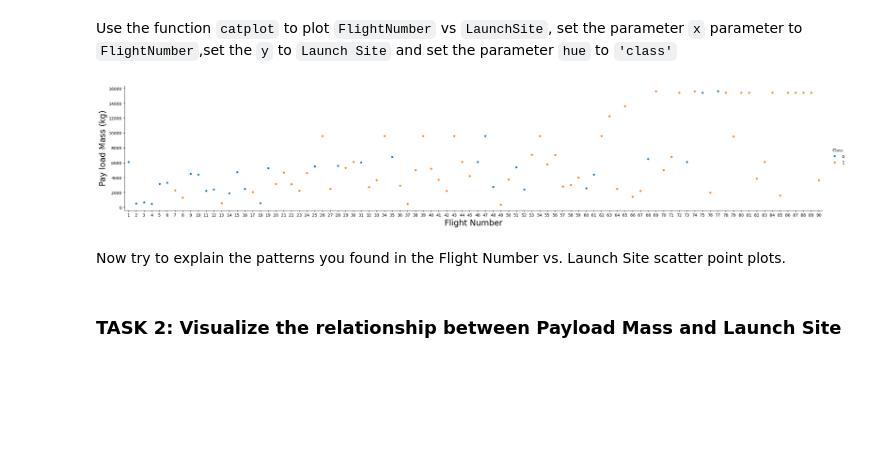
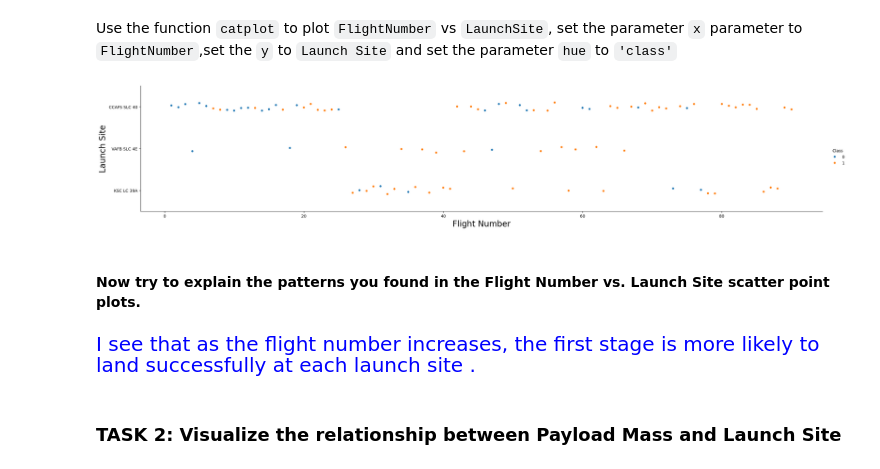
Before and after one commit to sana-alsalem/Assignments, a Jupyter notebook: edadataviz.ipynb, the cells around one changed output. Saved outputs shown, nothing was run; the diff lists cells and outputs as text; code cells hidden in the pictures; blank space fills up the shorter version.

```diff
--- a/edadataviz.ipynb
+++ b/edadataviz.ipynb
@@ -95,15 +95,18 @@ Next, let's drill down to each site visualize its detailed launch records.
 # %% [markdown]
 Use the function <code>catplot</code> to plot <code>FlightNumber</code> vs <code>LaunchSite</code>, set the  parameter <code>x</code>  parameter to <code>FlightNumber</code>,set the  <code>y</code> to <code>Launch Site</code> and set the parameter <code>hue</code> to <code>'class'</code>
 # %%
-# Plot a scatter point chart with x axis to be Flight Number and y axis to be the launch site, and hue to be the class
-sns.catplot(y="PayloadMass", x="FlightNumber", hue="Class", data=df, aspect = 5)
+# Plot a scatter point chart with x axis to be Flight Number and y axis to be the launch site, and hue to be the class value
+sns.catplot(y="LaunchSite", x="FlightNumber", hue="Class", data=df, aspect = 5)
 plt.xlabel("Flight Number",fontsize=20)
-plt.ylabel("Pay load Mass (kg)",fontsize=20)
+plt.ylabel("Launch Site",fontsize=20)
 plt.show()
 # %% [output]
-[figure, old version]
+[figure, new version]
 # %% [markdown]
-Now try to explain the patterns you found in the Flight Number vs. Launch Site scatter point plots.
+#### Now try to explain the patterns you found in the Flight Number vs. Launch Site scatter point plots.
+# %% [markdown]
+ <p style="color:blue; font-size: 20px;">
+ I see that as the flight number increases, the first stage is more likely to land successfully at each launch site  .</p>
 # %% [markdown]
 ### TASK 2: Visualize the relationship between Payload Mass and Launch Site
 # %% [markdown]
```
Also changed, not shown: parts of 8 cells of this notebook.
